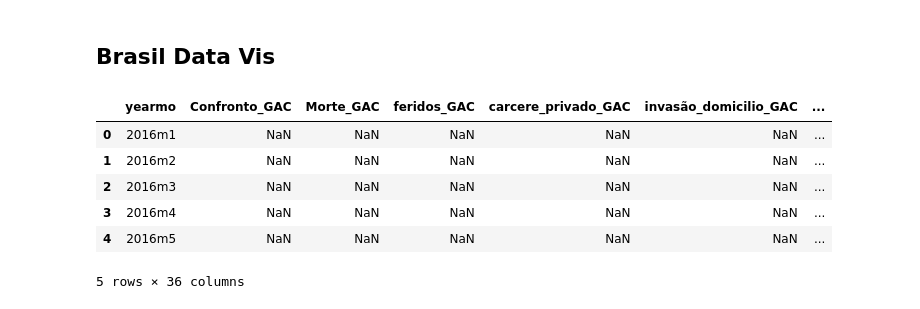
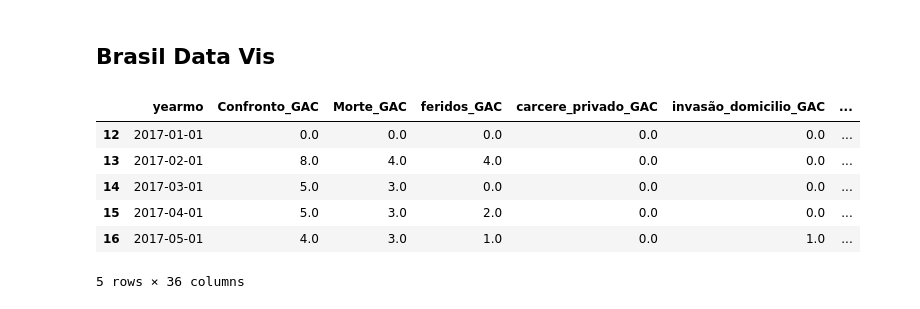
Before and after one commit to herman-rogers/brasil_data_viz, a Jupyter notebook: brasil_data_viz.ipynb, the cells around one changed output. Saved outputs shown, nothing was run; the diff lists cells and outputs as text; code cells hidden in the pictures.

```diff
--- a/brasil_data_viz.ipynb
+++ b/brasil_data_viz.ipynb
@@ -2,14 +2,20 @@
 ## Brasil Data Vis
 # %%
 import pandas as pd
+import numpy as np
+from matplotlib import pyplot as plt
 
 df_one = pd.read_excel("./data/brasil.xlsx")
+df_one = df_one.dropna(subset=['Confronto_GAC'])
+
+# Convert date to standard format
+df_one['yearmo'] = pd.to_datetime(df_one['yearmo'], format='%Ym%m')
 df_one.head()
 # %% [output]
 |  | yearmo | Confronto_GAC | Morte_GAC | feridos_GAC | carcere_privado_GAC | invasão_domicilio_GAC | ... |
-| 0 | 2016m1 | NaN | NaN | NaN | NaN | NaN | ... |
-| 1 | 2016m2 | NaN | NaN | NaN | NaN | NaN | ... |
-| 2 | 2016m3 | NaN | NaN | NaN | NaN | NaN | ... |
-| 3 | 2016m4 | NaN | NaN | NaN | NaN | NaN | ... |
-| 4 | 2016m5 | NaN | NaN | NaN | NaN | NaN | ... |
+| 12 | 2017-01-01 | 0.0 | 0.0 | 0.0 | 0.0 | 0.0 | ... |
+| 13 | 2017-02-01 | 8.0 | 4.0 | 4.0 | 0.0 | 0.0 | ... |
+| 14 | 2017-03-01 | 5.0 | 3.0 | 0.0 | 0.0 | 0.0 | ... |
+| 15 | 2017-04-01 | 5.0 | 3.0 | 2.0 | 0.0 | 0.0 | ... |
+| 16 | 2017-05-01 | 4.0 | 3.0 | 1.0 | 0.0 | 1.0 | ... |
 5 rows × 36 columns
```
Also changed, not shown: parts of 1 cell of this notebook.
